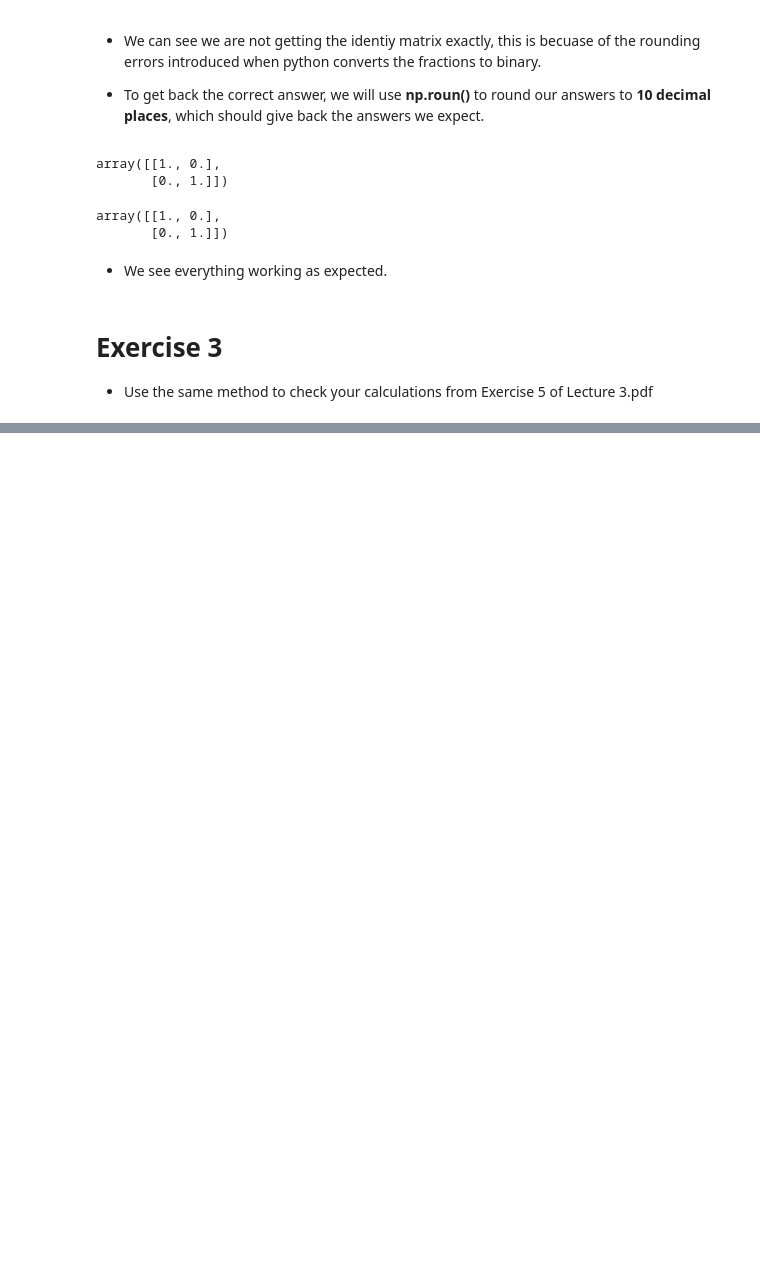
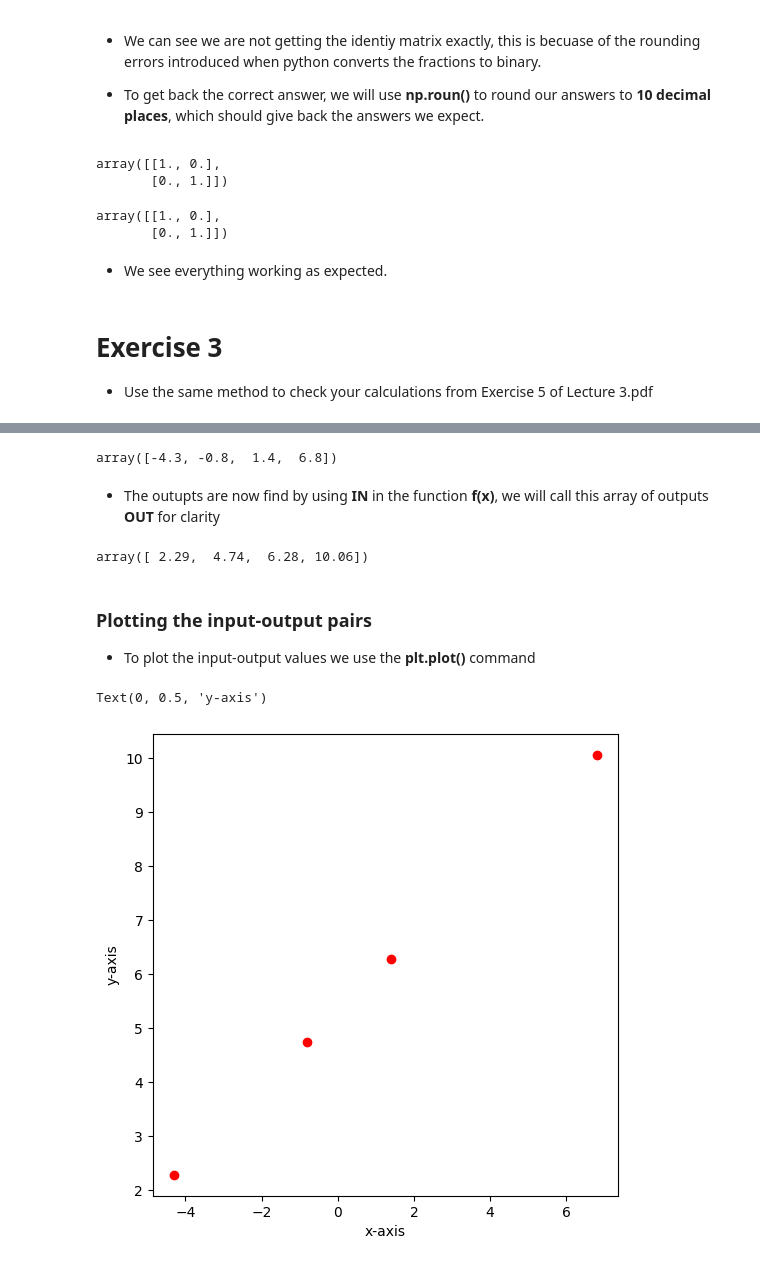
Before and after one commit to tlyonsSETU/Mathematical-Fundamentals, a Jupyter notebook: Mathematics Fundamentals - Workbook 3.ipynb, the cells around one changed output, grey strips where cells are left out. Cells and saved outputs as stored; diff of their text form; code cells hidden in the pictures; blank space fills up the shorter version.

```diff
--- a/Mathematics Fundamentals - Workbook 3.ipynb
+++ b/Mathematics Fundamentals - Workbook 3.ipynb
@@ -342,0 +394,3 @@ array([[1., 0.],
+# %%
+def f(x):
+  return 0.7*x + 5.3
@@ -342,0 +423,7 @@ array([[1., 0.],
+# %%
+IN = np.array( [-4.3 , -0.8 , 1.4 , 6.8] )
+IN
+# %% [output]
+array([-4.3, -0.8,  1.4,  6.8])
+# %% [markdown]
+* The outupts are now find by using __IN__ in the function __f(x)__, we will call this array of outputs __OUT__ for clarity
@@ -342,0 +432,18 @@ array([[1., 0.],
+# %%
+OUT
+# %% [output]
+array([ 2.29,  4.74,  6.28, 10.06])
+# %% [markdown]
+### Plotting the input-output pairs
+
+* To plot the input-output values we use the __plt.plot()__ command
+# %%
+plt.figure(figsize=(6,6))
+
+plt.plot(IN, f(IN), 'or')
+
+plt.xlabel('x-axis')
+plt.ylabel('y-axis')
+# %% [output]
+Text(0, 0.5, 'y-axis')
+[figure, added]
```
Also changed, not shown: parts of 22 cells of this notebook.
